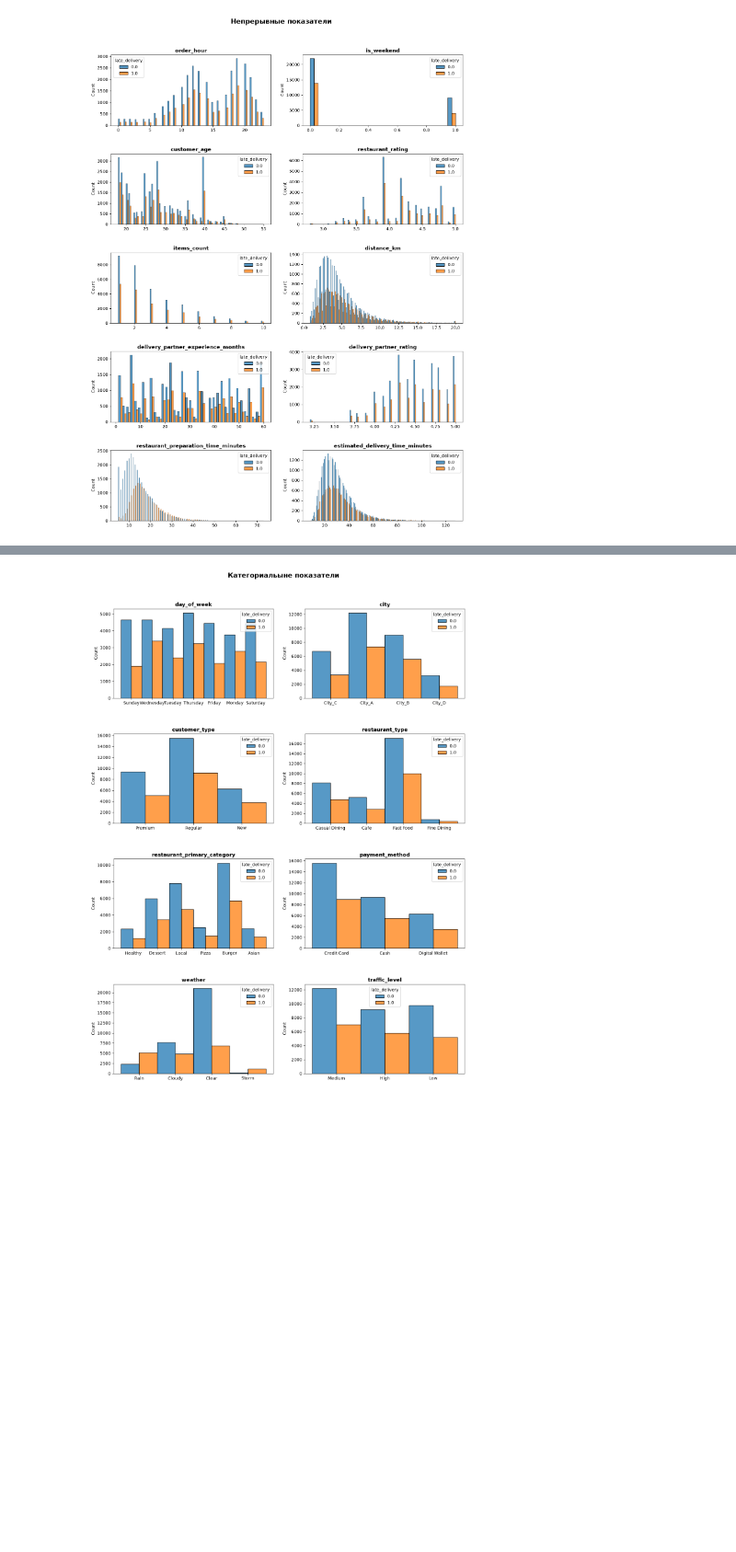
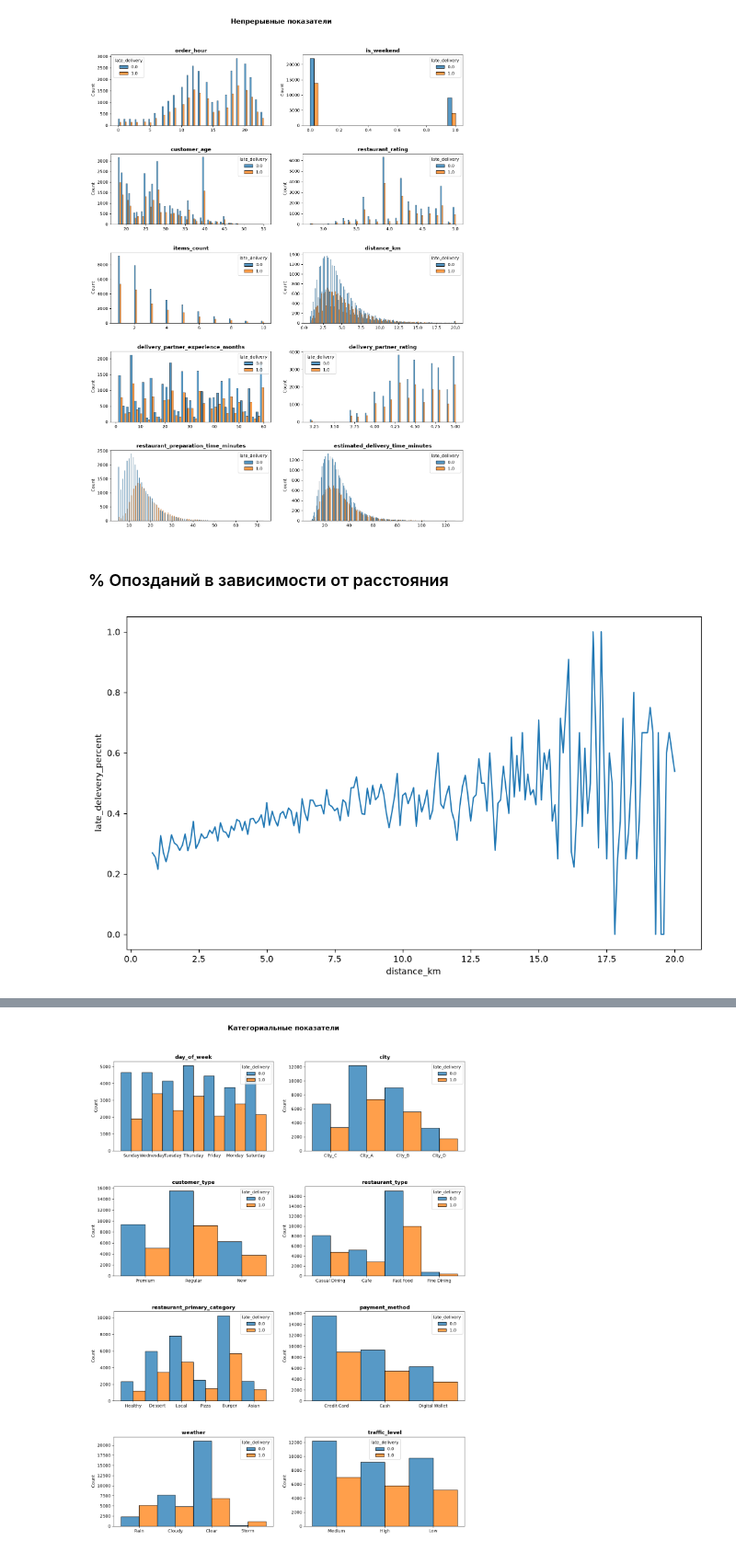
Before and after one commit to tomashovegor/project-practice-case-4, a Jupyter notebook: food_delivery_orders_dataset_analysis.ipynb, the cells around one changed output, grey strips where cells are left out. Shown at 92% size. Cells and saved outputs as stored; diff of their text form; code cells hidden in the pictures; blank space fills up the shorter version.

Commit message:
Добавлены графики зависимости целевой переменной от интересующих параметров

```diff
--- a/food_delivery_orders_dataset_analysis.ipynb
+++ b/food_delivery_orders_dataset_analysis.ipynb
@@ -370,3 +370,25 @@ plt.subplots_adjust(
 plt.show()
 # %% [output]
 [figure]
+# %% [markdown]
+### % Опозданий в зависимости от расстояния
+# %%
+distance_km = df.groupby("distance_km").agg(
+    orders_count=("distance_km", "count"),
+    late_delevery_percent=("late_delivery", "mean")
+).sort_values(by="orders_count", ascending=False).reset_index()
+
+plt.figure(figsize=(12, 7))
+
+sns.lineplot(
+    data=distance_km,
+    x="distance_km",
+    y="late_delevery_percent",
+)
+
+ax.set_xlabel('')
+ax.set_title(col, fontsize=12, fontweight='bold')
+
+plt.show()
+# %% [output]
+[figure, added]
```
Also changed, not shown: parts of 14 cells of this notebook.
